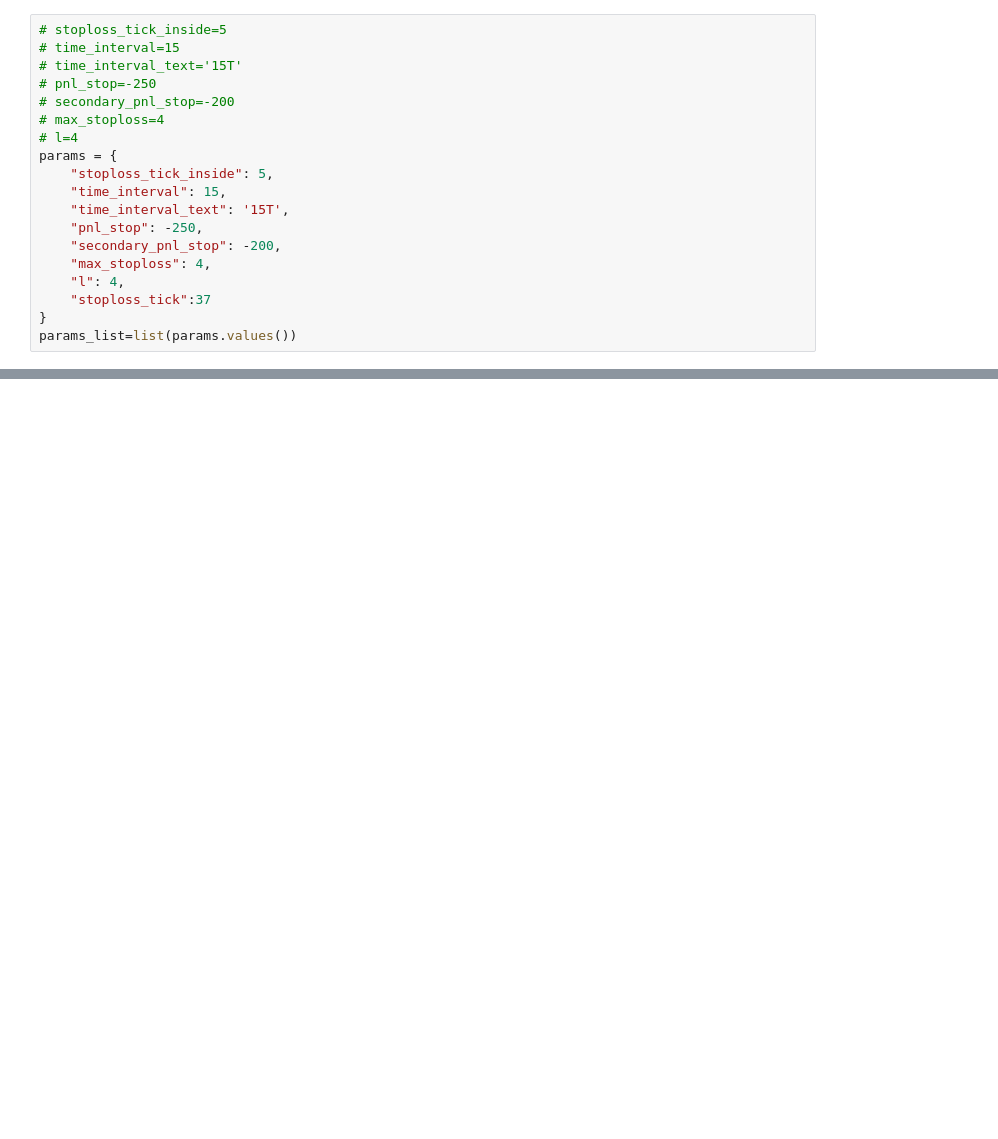
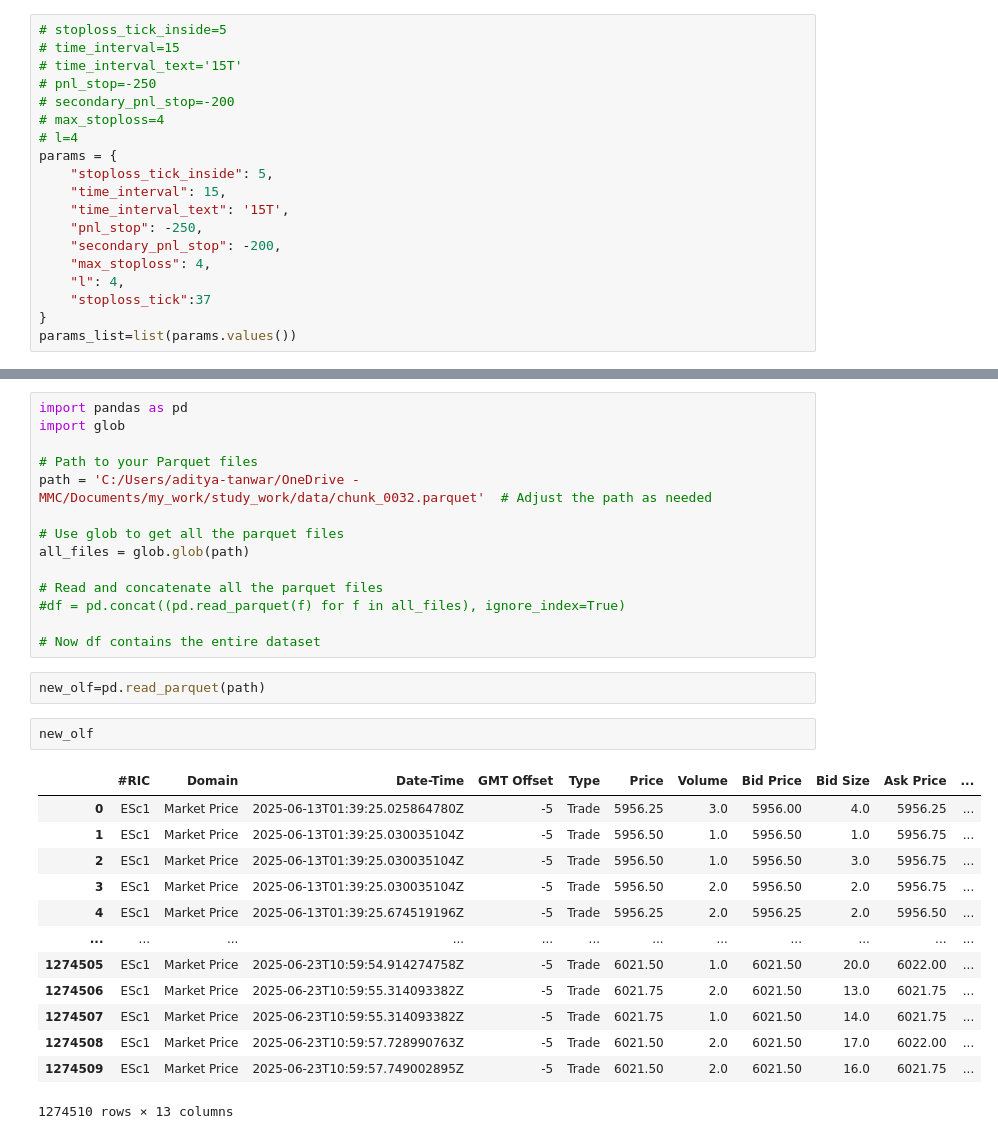
Before and after one commit to adityatanwar15/Housing_price_kaggle, a Jupyter notebook: Backtest_es.ipynb, the cells around one changed output, grey strips where cells are left out. Drawn from its saved outputs; the diff is of its cells as text; blank space fills up the shorter version.

```diff
--- a/Backtest_es.ipynb
+++ b/Backtest_es.ipynb
@@ -993,3 +1114,35 @@ def trade_logic(day_data,m,tick_stoploss,list_file,params_list):
 
     temp_tradelog=temp_tradelog.dropna()
     return temp_tradelog
+# %%
+import pandas as pd
+import glob
+
+# Path to your Parquet files
+path = 'C:/Users/aditya-tanwar/OneDrive - MMC/Documents/my_work/study_work/data/chunk_0032.parquet'  # Adjust the path as needed
+
+# Use glob to get all the parquet files
+all_files = glob.glob(path)
+
+# Read and concatenate all the parquet files
+#df = pd.concat((pd.read_parquet(f) for f in all_files), ignore_index=True)
+
+# Now df contains the entire dataset
+# %%
+new_olf=pd.read_parquet(path)
+# %%
+new_olf
+# %% [output]
+|  | #RIC | Domain | Date-Time | GMT Offset | Type | Price | Volume | Bid Price | Bid Size | Ask Price | ... |
+| 0 | ESc1 | Market Price | 2025-06-13T01:39:25.025864780Z | -5 | Trade | 5956.25 | 3.0 | 5956.00 | 4.0 | 5956.25 | ... |
+| 1 | ESc1 | Market Price | 2025-06-13T01:39:25.030035104Z | -5 | Trade | 5956.50 | 1.0 | 5956.50 | 1.0 | 5956.75 | ... |
+| 2 | ESc1 | Market Price | 2025-06-13T01:39:25.030035104Z | -5 | Trade | 5956.50 | 1.0 | 5956.50 | 3.0 | 5956.75 | ... |
+| 3 | ESc1 | Market Price | 2025-06-13T01:39:25.030035104Z | -5 | Trade | 5956.50 | 2.0 | 5956.50 | 2.0 | 5956.75 | ... |
+| 4 | ESc1 | Market Price | 2025-06-13T01:39:25.674519196Z | -5 | Trade | 5956.25 | 2.0 | 5956.25 | 2.0 | 5956.50 | ... |
+| ... | ... | ... | ... | ... | ... | ... | ... | ... | ... | ... | ... |
+| 1274505 | ESc1 | Market Price | 2025-06-23T10:59:54.914274758Z | -5 | Trade | 6021.50 | 1.0 | 6021.50 | 20.0 | 6022.00 | ... |
+| 1274506 | ESc1 | Market Price | 2025-06-23T10:59:55.314093382Z | -5 | Trade | 6021.75 | 2.0 | 6021.50 | 13.0 | 6021.75 | ... |
+| 1274507 | ESc1 | Market Price | 2025-06-23T10:59:55.314093382Z | -5 | Trade | 6021.75 | 1.0 | 6021.50 | 14.0 | 6021.75 | ... |
+| 1274508 | ESc1 | Market Price | 2025-06-23T10:59:57.728990763Z | -5 | Trade | 6021.50 | 2.0 | 6021.50 | 17.0 | 6022.00 | ... |
+| 1274509 | ESc1 | Market Price | 2025-06-23T10:59:57.749002895Z | -5 | Trade | 6021.50 | 2.0 | 6021.50 | 16.0 | 6021.75 | ... |
+1274510 rows × 13 columns
```
Also changed, not shown: parts of 18 cells of this notebook.
